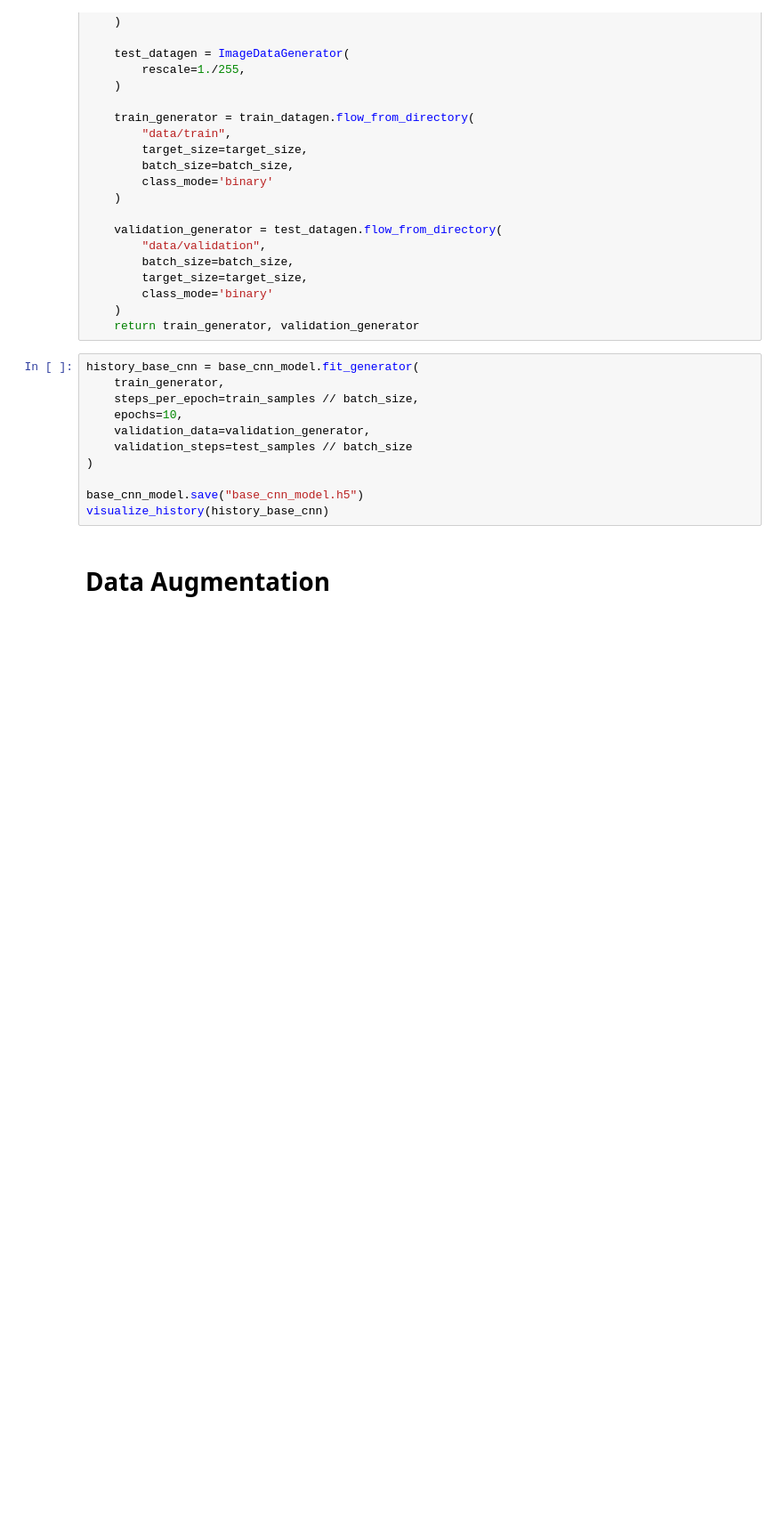
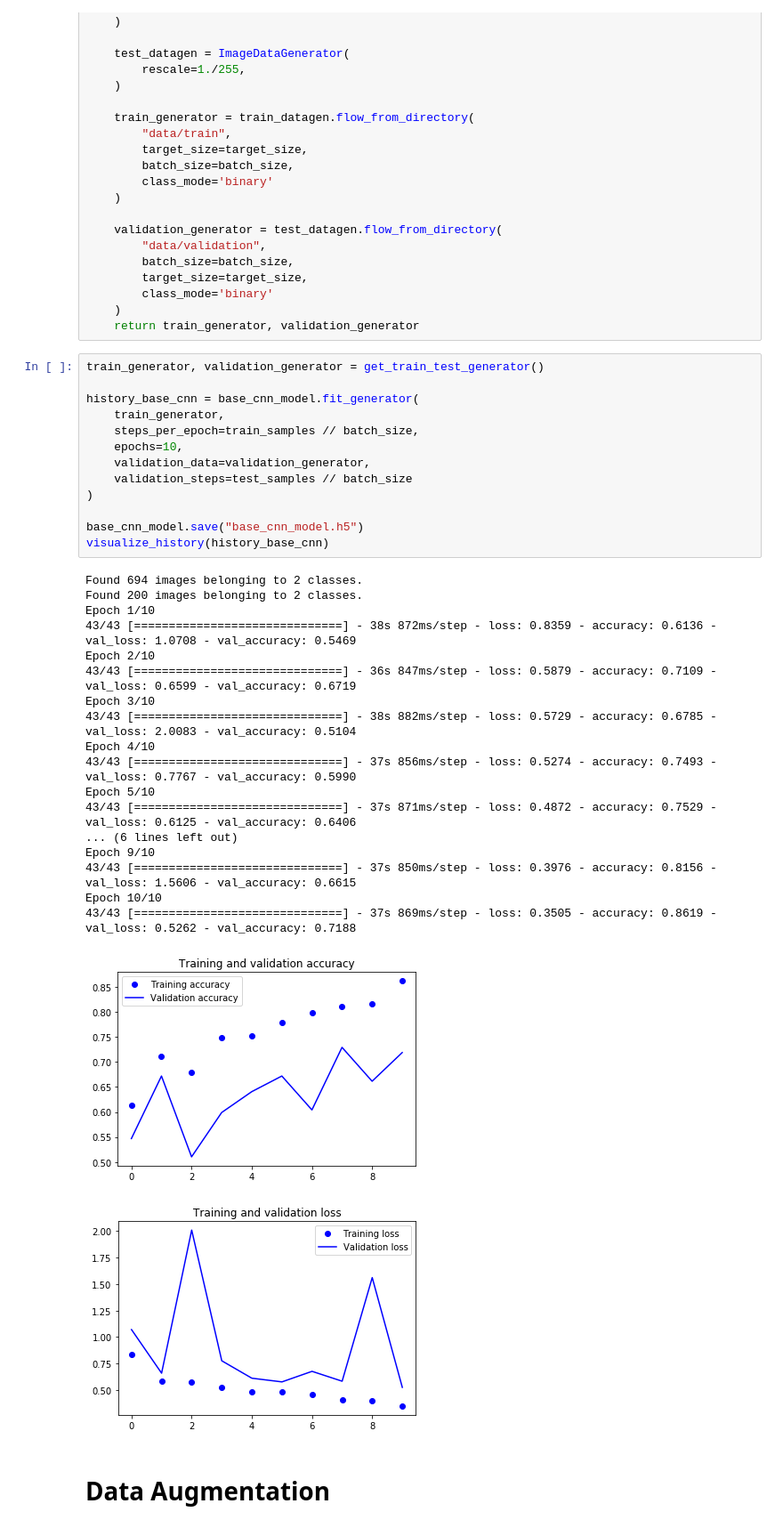
Before and after one commit to piotrkawa/data-mining, a Jupyter notebook: list_4/ex_17/alien_vs_predator/Alien-vs-Predator-CNN.ipynb, the cells around one changed output. Shown: that part at 89% size. Saved outputs shown, nothing was run; the diff lists cells and outputs as text; blank space fills up the shorter version.

```diff
--- a/list_4/ex_17/alien_vs_predator/Alien-vs-Predator-CNN.ipynb
+++ b/list_4/ex_17/alien_vs_predator/Alien-vs-Predator-CNN.ipynb
@@ -91,16 +109,38 @@ def get_train_test_generator():
     )
     return train_generator, validation_generator
 # %%
+train_generator, validation_generator = get_train_test_generator()
+
 history_base_cnn = base_cnn_model.fit_generator(
     train_generator,
     steps_per_epoch=train_samples // batch_size,
     epochs=10,
     validation_data=validation_generator,
     validation_steps=test_samples // batch_size
 )
 
 base_cnn_model.save("base_cnn_model.h5")
 visualize_history(history_base_cnn)
+# %% [output]
+Found 694 images belonging to 2 classes.
+Found 200 images belonging to 2 classes.
+Epoch 1/10
+43/43 [==============================] - 38s 872ms/step - loss: 0.8359 - accuracy: 0.6136 - val_loss: 1.0708 - val_accuracy: 0.5469
+Epoch 2/10
+43/43 [==============================] - 36s 847ms/step - loss: 0.5879 - accuracy: 0.7109 - val_loss: 0.6599 - val_accuracy: 0.6719
+Epoch 3/10
+43/43 [==============================] - 38s 882ms/step - loss: 0.5729 - accuracy: 0.6785 - val_loss: 2.0083 - val_accuracy: 0.5104
+Epoch 4/10
+43/43 [==============================] - 37s 856ms/step - loss: 0.5274 - accuracy: 0.7493 - val_loss: 0.7767 - val_accuracy: 0.5990
+Epoch 5/10
+43/43 [==============================] - 37s 871ms/step - loss: 0.4872 - accuracy: 0.7529 - val_loss: 0.6125 - val_accuracy: 0.6406
+... (6 lines left out)
+Epoch 9/10
+43/43 [==============================] - 37s 850ms/step - loss: 0.3976 - accuracy: 0.8156 - val_loss: 1.5606 - val_accuracy: 0.6615
+Epoch 10/10
+43/43 [==============================] - 37s 869ms/step - loss: 0.3505 - accuracy: 0.8619 - val_loss: 0.5262 - val_accuracy: 0.7188
+[figure, added]
+[figure, added]
 # %% [markdown]
 # Data Augmentation
 # %%
```
Also changed, not shown: parts of 4 cells of this notebook.
